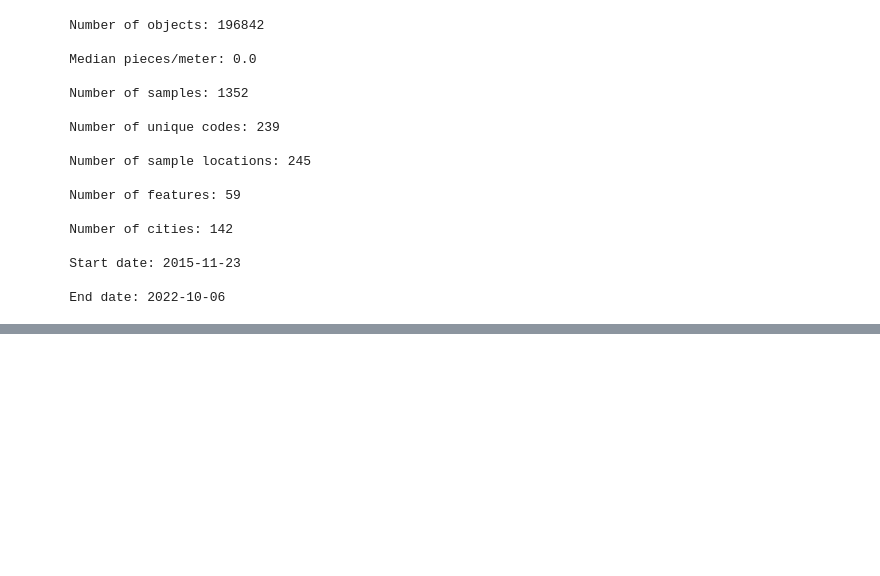
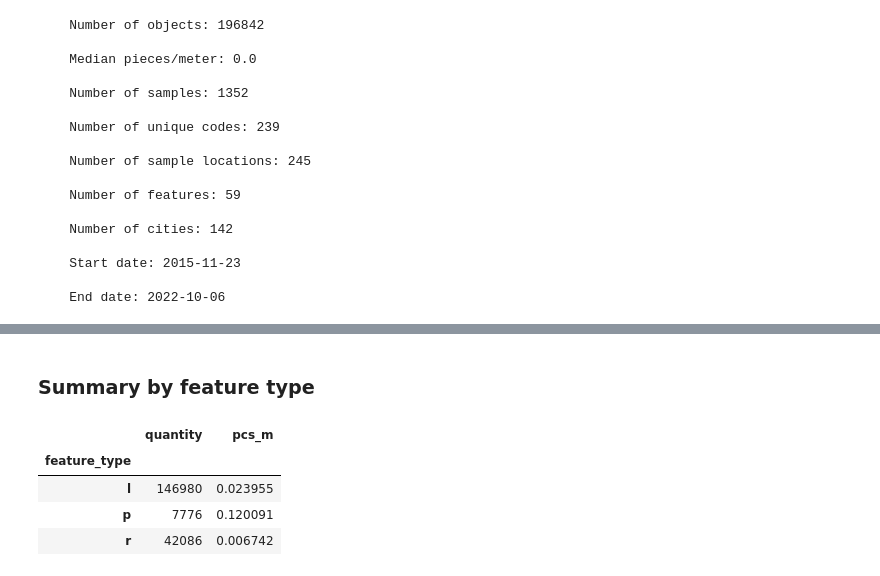
Before and after one commit to hammerdirt-analyst/feb_2024, a Jupyter notebook: data_model_next_itteration.ipynb, the cells around one changed output, grey strips where cells are left out. Saved outputs shown, nothing was run; the diff lists cells and outputs as text; code cells hidden in the pictures; blank space fills up the shorter version.

```diff
--- a/data_model_next_itteration.ipynb
+++ b/data_model_next_itteration.ipynb
@@ -149,3 +236,16 @@ test_this.head()
+# %%
+# aggregate to object totals per day per sample
+# groupby eliminates the objects with a quantity of zero
+# split the data into two parts
+
+t_t0 = test_this[test_this.quantity == 0].copy()
+t_t = test_this[test_this.quantity > 0].copy()
+t_t = aggregate_gcaps_gfoams_gfrags(t_t, dfCodes)
+
+
+t_ti = t_t.groupby(group_by_columns, as_index=False).agg(agg_this)
+
+t_th = pd.concat([t_t0, t_ti])
 # %%
 test_this.info()
 # %% [output]
@@ -240,0 +450,11 @@ print(make_a_summary(vitals_slr))
+# %% [markdown]
+### Summary by feature type
+# %%
+by_feature = t_th.merge(beaches[["slug", "feature_type"]], how="outer", on="slug", validate="many_to_one")
+by_feature.groupby("feature_type").agg({"quantity":"sum", "pcs_m":"mean"})
+# %% [output]
+|  | quantity | pcs_m |
+| feature_type |  |  |
+| l | 146980 | 0.023955 |
+| p | 7776 | 0.120091 |
+| r | 42086 | 0.006742 |
```
Also changed, not shown: parts of 28 cells of this notebook, 6 other files.
